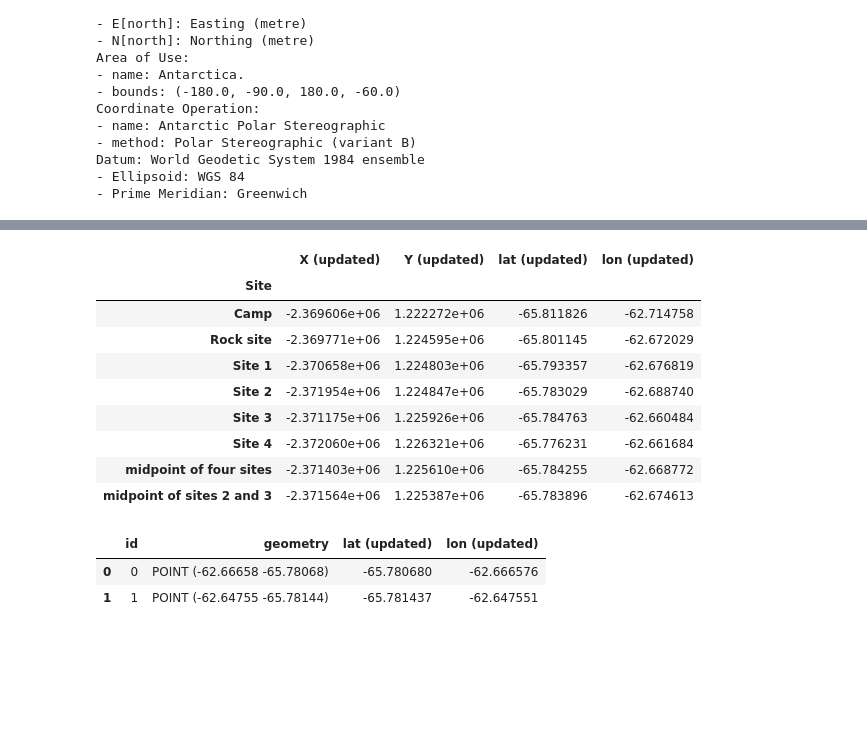
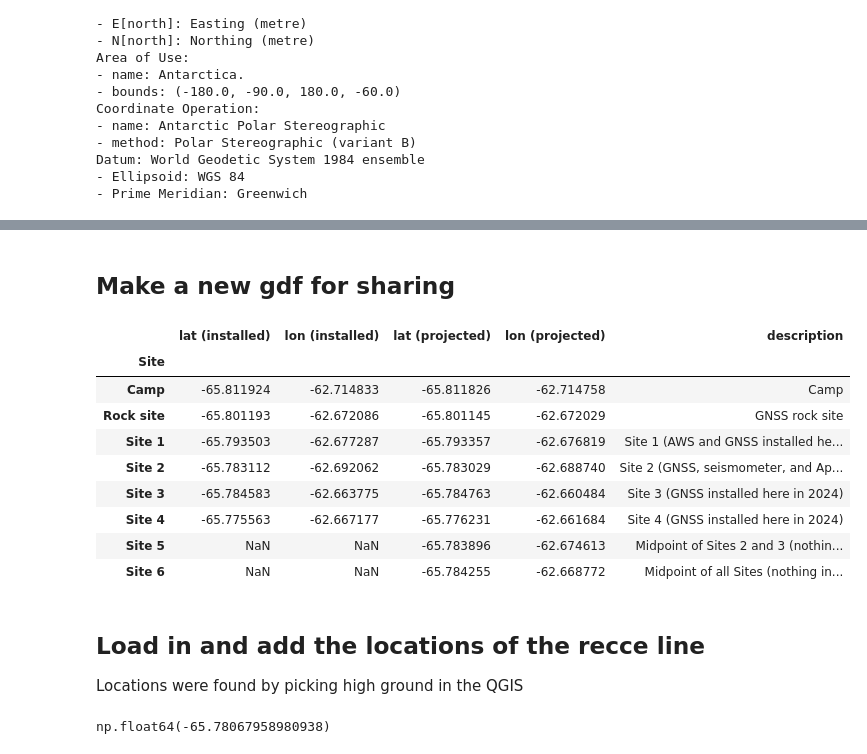
Before and after one commit to ldeo-glaciology/AntPen_NSF_NERC, a Jupyter notebook: code/field_planning/midpoint_calc.ipynb, the cells around one changed output, grey strips where cells are left out. Saved outputs shown, nothing was run; the diff lists cells and outputs as text; code cells hidden in the pictures; blank space fills up the shorter version.

```diff
--- a/code/field_planning/midpoint_calc.ipynb
+++ b/code/field_planning/midpoint_calc.ipynb
@@ -124,7 +117,7 @@ gdf
 # create new gdf with newX and newY as geometry
 gdf_new = gdf.copy()
 # drop lat and lon
-gdf_new.drop(columns=['Lat', 'Long'], inplace=True)
+#gdf_new.drop(columns=['Lat', 'Long'], inplace=True)
 gdf_new['geometry'] = gpd.points_from_xy(gdf_new['newX'], gdf_new['newY'])
 gdf_new
 # %% [output]
@@ -169,7 +174,7 @@ plt.legend()
 # %%
 ## add row to gdf_new for mid_point_new
-gdf_new.loc['mid_point_new'] = [0,0,0,0,mid_point_new[0], mid_point_new[1]]
-gdf_new.loc['mid_point_sites23_new'] = [0,0,0,0,mid_point_sites23_new[0], mid_point_sites23_new[1]]
+gdf_new.loc['mid_point_new'] = [np.nan,np.nan,0,0,0,0,mid_point_new[0], mid_point_new[1]]
+gdf_new.loc['mid_point_sites23_new'] = [np.nan,np.nan,0,0,0,0,mid_point_sites23_new[0], mid_point_sites23_new[1]]
 gdf_new['geometry'] = gpd.points_from_xy(gdf_new['newX'], gdf_new['newY'])
 gdf_new.set_crs(epsg=3031, inplace=True)
 
@@ -209,24 +197,36 @@ gdf_wgs.to_file("/Users/jkingslake/Documents/projects/current_projects/AntPen_NS
+# %% [markdown]
+## Make a new gdf for sharing
 # %%
-gdf_for_sharing = gdf_wgs.copy()
+gdf_for_sharing = gdf_new.copy()
+gdf_for_sharing.to_crs(epsg=4326, inplace=True)
 # change names from new X to X, newY to Y
-gdf_for_sharing.rename(columns={'newX':'X (updated)',
-                                'newY':'Y (updated)'}, index={ 'mid_point_new': 'midpoint of four sites',
-                                'mid_point_sites23_new': 'midpoint of sites 2 and 3'}, inplace=True)
-gdf_for_sharing.drop(columns=['U', 'V', 'Elevation'], inplace=True)
+gdf_for_sharing.rename(index={ 'mid_point_new': 'Site 6',
+                                'mid_point_sites23_new': 'Site 5'}, columns={'Lat': 'lat (installed)', 'Long': 'lon (installed)'}, inplace=True)
+gdf_for_sharing.drop(columns=['newX', 'newY', 'U', 'V', 'Elevation'],  inplace=True)
 # add cols for lat and log
-gdf_for_sharing['lat (updated)'] = gdf_for_sharing.geometry.y
-gdf_for_sharing['lon (updated)'] = gdf_for_sharing.geometry.x
+gdf_for_sharing['lat (projected)'] = gdf_for_sharing.geometry.y
+gdf_for_sharing['lon (projected)'] = gdf_for_sharing.geometry.x
 gdf_for_sharing.drop(columns=['geometry'], inplace=True)
 
+gdf_for_sharing = gdf_for_sharing.iloc[[0,1,2,3,4,5,7,6]]
+gdf_for_sharing['description'] = ['Camp',
+                                  'GNSS rock site',
+                                  'Site 1 (AWS and GNSS installed here in 2024)',
+                                  'Site 2 (GNSS, seismometer, and ApRES installed here in 2024)',
+                                  'Site 3 (GNSS installed here in 2024)',
+                                  'Site 4 (GNSS installed here in 2024)',
+                                  'Midpoint of Sites 2 and 3 (nothing installed here yet)',
+                                  'Midpoint of all Sites (nothing installed here yet)']
+
 gdf_for_sharing
 # %% [output]
-|  | X (updated) | Y (updated) | lat (updated) | lon (updated) |
-| Site |  |  |  |  |
-| Camp | -2.369606e+06 | 1.222272e+06 | -65.811826 | -62.714758 |
-| Rock site | -2.369771e+06 | 1.224595e+06 | -65.801145 | -62.672029 |
-| Site 1 | -2.370658e+06 | 1.224803e+06 | -65.793357 | -62.676819 |
-| Site 2 | -2.371954e+06 | 1.224847e+06 | -65.783029 | -62.688740 |
-| Site 3 | -2.371175e+06 | 1.225926e+06 | -65.784763 | -62.660484 |
-| Site 4 | -2.372060e+06 | 1.226321e+06 | -65.776231 | -62.661684 |
-| midpoint of four sites | -2.371403e+06 | 1.225610e+06 | -65.784255 | -62.668772 |
-| midpoint of sites 2 and 3 | -2.371564e+06 | 1.225387e+06 | -65.783896 | -62.674613 |
+|  | lat (installed) | lon (installed) | lat (projected) | lon (projected) | description |
+| Site |  |  |  |  |  |
+| Camp | -65.811924 | -62.714833 | -65.811826 | -62.714758 | Camp |
+| Rock site | -65.801193 | -62.672086 | -65.801145 | -62.672029 | GNSS rock site |
+| Site 1 | -65.793503 | -62.677287 | -65.793357 | -62.676819 | Site 1 (AWS and GNSS installed he... |
+| Site 2 | -65.783112 | -62.692062 | -65.783029 | -62.688740 | Site 2 (GNSS, seismometer, and Ap... |
+| Site 3 | -65.784583 | -62.663775 | -65.784763 | -62.660484 | Site 3 (GNSS installed here in 2024) |
+| Site 4 | -65.775563 | -62.667177 | -65.776231 | -62.661684 | Site 4 (GNSS installed here in 2024) |
+| Site 5 | NaN | NaN | -65.783896 | -62.674613 | Midpoint of Sites 2 and 3 (nothin... |
+| Site 6 | NaN | NaN | -65.784255 | -62.668772 | Midpoint of all Sites (nothing in... |
@@ -235,11 +233,12 @@ gdf_for_sharing.to_excel("/Users/jkingslake/Documents/projects/current_projects/
+# %% [markdown]
+## Load in and add the locations of the recce line
+Locations were found by picking high ground in the QGIS
 # %%
 gdf_recce_line = gpd.read_file("/Users/jkingslake/Documents/projects/current_projects/AntPen_NSF_NERC/fieldwork/recce_planning_oct25/recce_points_2.shp")
+gdf_recce_line.geometry.y[0]
+# %% [output]
+np.float64(-65.78067958980938)
 # %%
-
-gdf_recce_line['lat (updated)'] = gdf_recce_line.geometry.y
-gdf_recce_line['lon (updated)'] = gdf_recce_line.geometry.x
-gdf_recce_line
+# gdf_recce_line['lat (updated)'] = gdf_recce_line.geometry.y
+# gdf_recce_line['lon (updated)'] = gdf_recce_line.geometry.x
+# gdf_recce_line
-# %% [output]
-|  | id | geometry | lat (updated) | lon (updated) |
-| 0 | 0 | POINT (-62.66658 -65.78068) | -65.780680 | -62.666576 |
-| 1 | 1 | POINT (-62.64755 -65.78144) | -65.781437 | -62.647551 |
```
Also changed, not shown: parts of 24 cells of this notebook, 4 other files.
